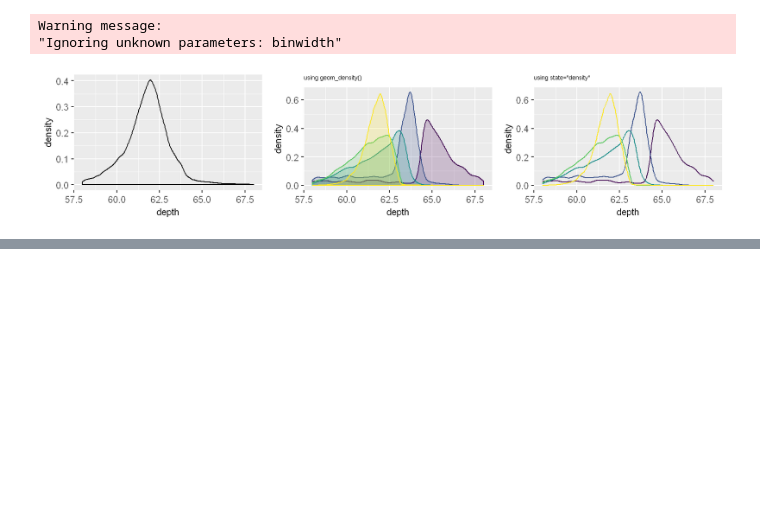
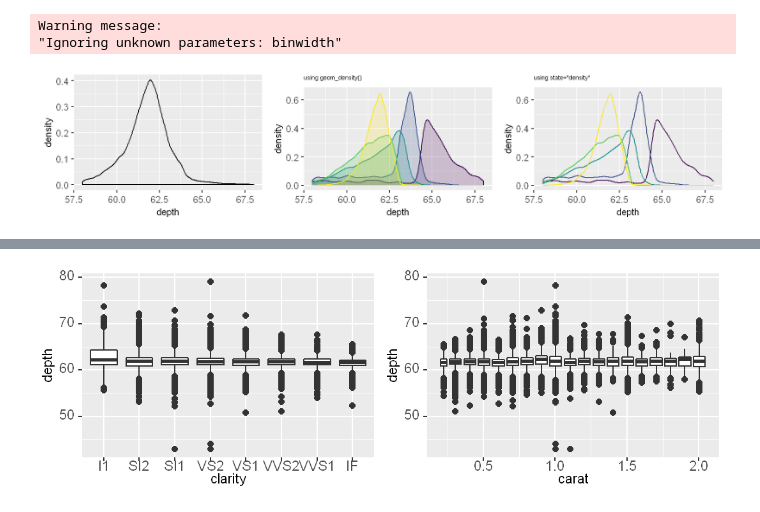
Before and after one commit to XavierOwen/Notes, a Jupyter notebook: Statistics/R/Elegant Graphics for Data Analysis/Chap06_Statistical summaries.ipynb, the cells around one changed output, grey strips where cells are left out. Saved outputs shown, nothing was run; the diff lists cells and outputs as text; code cells hidden in the pictures; blank space fills up the shorter version.

```diff
--- a/Statistics/R/Elegant Graphics for Data Analysis/Chap06_Statistical summaries.ipynb
+++ b/Statistics/R/Elegant Graphics for Data Analysis/Chap06_Statistical summaries.ipynb
@@ -246,0 +248,9 @@ Note that the area of each density estimate is standardised to one so that you l
+# %%
+p1 <- ggplot(diamonds, aes(clarity, depth)) +
+geom_boxplot() + myTheme
+p2 <- ggplot(diamonds, aes(carat, depth)) +
+geom_boxplot(aes(group = cut_width(carat, 0.1))) +
+xlim(NA, 2.05) + myTheme
+
+multiplot(p1,p2,ncol=2)
+# %% [output]
@@ -246,0 +259 @@ Note that the area of each density estimate is standardised to one so that you l
+[figure, added]
```
Also changed, not shown: parts of 17 cells of this notebook.
